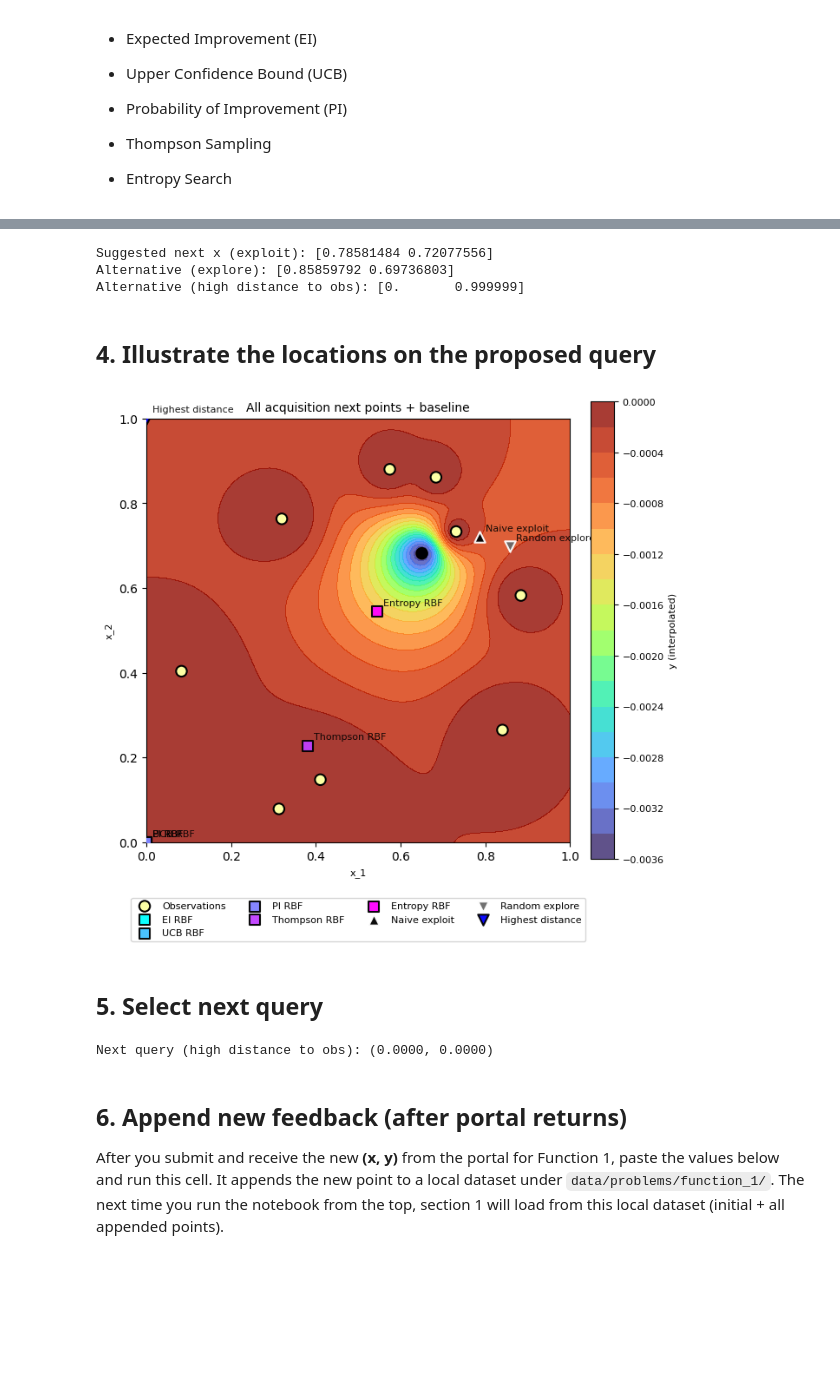
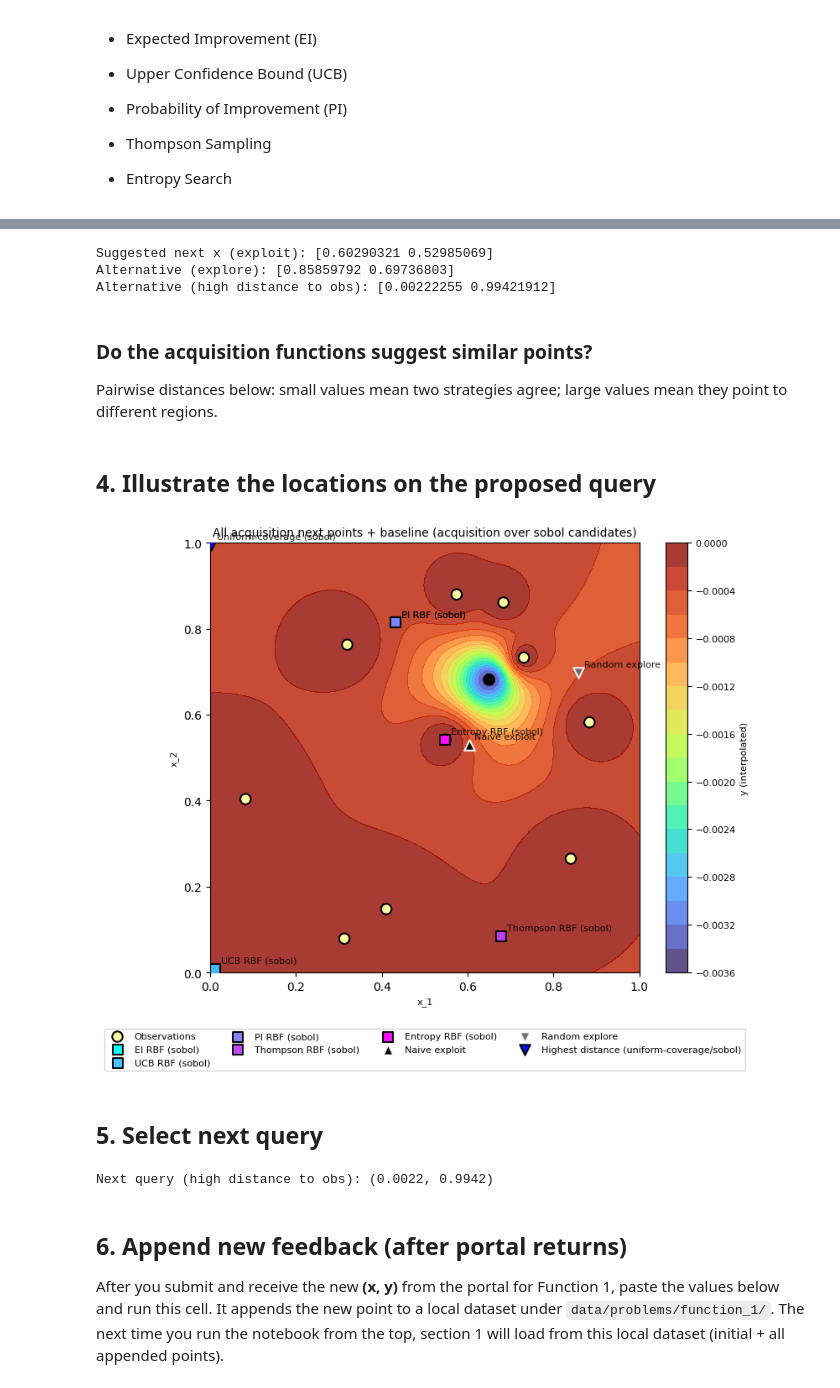
Before and after one commit to karefyllidis/black-box-optimization, a Jupyter notebook: notebooks/function_1_Radiation-Detection.ipynb, the cells around one changed output, grey strips where cells are left out. Drawn from its saved outputs; the diff is of its cells as text; code cells hidden in the pictures; blank space fills up the shorter version.

```diff
--- a/notebooks/function_1_Radiation-Detection.ipynb
+++ b/notebooks/function_1_Radiation-Detection.ipynb
@@ -99,6 +144,8 @@ x1g = np.linspace(0, 1, n_grid)
 x2g = np.linspace(0, 1, n_grid)
 X1g, X2g = np.meshgrid(x1g, x2g)
 grid_pts = np.column_stack([X1g.ravel(), X2g.ravel()])
+# Uniform-coverage candidates for acquisition maximisation (grid = lattice; or 'lhs' / 'sobol' / 'random')
+candidate_pts = sample_candidates(n_grid * n_grid, 2, method=CANDIDATE_SAMPLING_METHOD, seed=42)
 # Distance from each grid point to nearest of X (L2, numpy only)
 diff = grid_pts[:, None, :] - X[None, :, :]  # (n_grid^2, n_obs, 2)
 dists = np.sqrt((diff ** 2).sum(axis=2))
@@ -222,6 +269,10 @@ gp_RBF_noise.fit(X, y)
 mu_gp_RBF_noise, sigma_gp_RBF_noise = gp_RBF_noise.predict(grid_pts, return_std=True)
 mu_gp_RBF_noise = mu_gp_RBF_noise.reshape(X1g.shape)
 sigma_gp_RBF_noise = sigma_gp_RBF_noise.reshape(X1g.shape)
+
+# Predict at candidate_pts for acquisition maximisation (uniform-coverage method from sampling_utils)
+mu_cand_RBF, sigma_cand_RBF = gp_RBF.predict(candidate_pts, return_std=True)
+mu_cand_Matern, sigma_cand_Matern = gp_Matern.predict(candidate_pts, return_std=True)
 # %%
 # Plot all three GPs: mean (left) and std (right) per kernel
 fig, axes = plt.subplots(3, 2, figsize=(10, 12))
@@ -403,9 +455,10 @@ next_x_exploit = np.clip(next_x_exploit, 0, 1)
 # Option B: random in domain (explore)
 next_x_explore = rng.uniform(0, 1, size=2)
 
-# Option C: point with highest distance to nearest observation (explore far from data)
-idx_high_dist = np.argmax(min_dist.ravel())
-next_x_high_dist = np.asarray(grid_pts[idx_high_dist]).ravel()
+# Option C: point with highest distance to nearest observation (on candidate_pts, same uniform coverage)
+min_dist_cand = np.min(np.sqrt(((candidate_pts[:, None, :] - X[None, :, :]) ** 2).sum(axis=2)), axis=1)
+idx_high_dist = np.argmax(min_dist_cand)
+next_x_high_dist = np.asarray(candidate_pts[idx_high_dist]).ravel()
 next_x_high_dist = np.clip(next_x_high_dist, 0.0, 0.999999)
 
 # Choose one to submit (exploit / explore / high-distance)
@@ -414,60 +467,83 @@ print("Suggested next x (exploit):", next_x)
 print("Alternative (explore):", next_x_explore)
 print("Alternative (high distance to obs):", next_x_high_dist)
 # %% [output]
-Suggested next x (exploit): [0.78581484 0.72077556]
+Suggested next x (exploit): [0.60290321 0.52985069]
 Alternative (explore): [0.85859792 0.69736803]
-Alternative (high distance to obs): [0.       0.999999]
+Alternative (high distance to obs): [0.00222255 0.99421912]
+# %% [markdown]
+### Do the acquisition functions suggest similar points?
+Pairwise distances below: small values mean two strategies agree; large values mean they point to different regions.
+# %%
+# Compare suggested points (RBF acquisition + high-distance baseline)
+names = ['EI', 'UCB', 'PI', 'Thompson', 'Entropy', 'High dist']
+pts = [np.asarray(x).ravel() for x in [x_best_EI_RBF, x_best_UCB_RBF, x_best_PI_RBF, x_thomson_RBF, x_entropy_RBF, next_x_high_dist]]
+n_pts = len(pts)
+dists = np.zeros((n_pts, n_pts))
+for i in range(n_pts):
+    for j in range(n_pts):
+        dists[i, j] = np.linalg.norm(pts[i] - pts[j])
+print("Pairwise L2 distances between acquisition suggestions:")
+for i in range(n_pts):
+    for j in range(i + 1, n_pts):
+        print(f"  {names[i]} vs {names[j]}: {dists[i, j]:.4f}")
+max_d = dists.max()
+if max_d < 0.15:
+    print("\n>>> Suggestions are similar (max pairwise distance < 0.15).")
+else:
+    print(f"\n>>> Suggestions differ (max pairwise distance = {max_d:.4f}); consider comparing strategies.")
 # %% [markdown]
 ## 4. Illustrate the locations on the proposed query
 # %%
 # PLOT ALL ACQUISITION FUNCTIONS + BASELINE (exploit / explore / high distance from cell above)
+# Acquisition and high-distance points are from uniform-coverage candidates (CANDIDATE_SAMPLING_METHOD)
 
+_method = CANDIDATE_SAMPLING_METHOD
 X_best_combined = np.array([x_best_EI_RBF, x_best_UCB_RBF, x_best_PI_RBF, x_thomson_RBF, x_entropy_RBF])
-labels_combined = ['EI RBF','UCB RBF', 'PI RBF', 'Thompson RBF', 'Entropy RBF']
+labels_combined = [f'EI RBF ({_method})', f'UCB RBF ({_method})', f'PI RBF ({_method})', f'Thompson RBF ({_method})', f'Entropy RBF ({_method})']
 colors_combined = plt.cm.cool(np.linspace(0, 1, len(X_best_combined)))
 
-fig, ax = plt.subplots(figsize=(7, 7))
+fig, ax = plt.subplots(figsize=(9, 7))
 cf = ax.contourf(X1g, X2g, Y_grid, levels=22, cmap="turbo", alpha=0.8)
 add_colorbar(cf, ax=ax, label="y (interpolated)", font_size_axis=DEFAULT_FONT_SIZE_AXIS)
 ax.scatter(X[:, 0], X[:, 1], c=y, s=80, cmap="inferno", edgecolors="k", linewidths=1.5, zorder=5, label="Observations")
 for i, (pt, lbl) in enumerate(zip(X_best_combined, labels_combined)):
     ax.scatter(pt[0], pt[1], c=[colors_combined[i]], s=80, marker='s', edgecolors="k", linewidths=1.5, zorder=10, alpha=0.95, label=lbl)
     ax.annotate(lbl, (pt[0], pt[1]), xytext=(5, 5), textcoords="offset points", fontsize=DEFAULT_FONT_SIZE_AXIS, alpha=0.9, zorder=11)
 # Baseline suggestions (from cell above: exploit, explore, high distance to obs)
 ax.scatter(next_x[0], next_x[1], c='k', s=80, marker='^', edgecolors='w', linewidths=1.5, zorder=10, alpha=0.95, label='Naive exploit')
 ax.annotate('Naive exploit', (next_x[0], next_x[1]), xytext=(5, 5), textcoords="offset points", fontsize=DEFAULT_FONT_SIZE_AXIS, alpha=0.9, zorder=11)
 ax.scatter(next_x_explore[0], next_x_explore[1], c='dimgray', s=80, marker='v', edgecolors='w', linewidths=1.5, zorder=10, alpha=0.95, label='Random explore')
 ax.annotate('Random explore', (next_x_explore[0], next_x_explore[1]), xytext=(5, 5), textcoords="offset points", fontsize=DEFAULT_FONT_SIZE_AXIS, alpha=0.9, zorder=11)
-ax.scatter(next_x_high_dist[0], next_x_high_dist[1], c='blue', s=80, marker='v', edgecolors='k', linewidths=1.5, zorder=10, alpha=0.95, label='Highest distance')
-ax.annotate('Highest distance', (next_x_high_dist[0], next_x_high_dist[1]), xytext=(5, 5), textcoords="offset points", fontsize=DEFAULT_FONT_SIZE_AXIS, alpha=0.9, zorder=11)
-style_axis(ax, xlabel="x_1", ylabel="x_2", title="All acquisition next points + baseline", font_size_axis=DEFAULT_FONT_SIZE_AXIS, font_size_titles=DEFAULT_FONT_SIZE_TITLES)
+# New method: uniform-coverage suggestion — point farthest from observations on candidate set
+ax.scatter(next_x_high_dist[0], next_x_high_dist[1], c='blue', s=80, marker='v', edgecolors='k', linewidths=1.5, zorder=10, alpha=0.95, label=f'Highest distance (uniform-coverage/{_method})')
+ax.annotate(f'Uniform-coverage ({_method})', (next_x_high_dist[0], next_x_high_dist[1]), xytext=(5, 5), textcoords="offset points", fontsize=DEFAULT_FONT_SIZE_AXIS, alpha=0.9, zorder=11)
+style_axis(ax, xlabel="x_1", ylabel="x_2", title=f"All acquisition next points + baseline (acquisition over {_method} candidates)", font_size_axis=DEFAULT_FONT_SIZE_AXIS, font_size_titles=DEFAULT_FONT_SIZE_TITLES)
 ax.legend(loc="upper center", bbox_to_anchor=(0.5, -0.12), fontsize=DEFAULT_FONT_SIZE_AXIS, ncol=4, frameon=True)
 ax.set_aspect("equal")
 plt.tight_layout()
 fig.subplots_adjust(bottom=0.22)
 if IF_SHOW_PLOT:
     plt.show()
 if IF_EXPORT_PLOT:
     out_dir = PLOT_EXPORT_DIR
     assert_not_under_initial_data(out_dir, project_root=repo_root)
     out_dir.mkdir(parents=True, exist_ok=True)
     out_path = out_dir / f"function_1_all_acquisition_points.{DEFAULT_EXPORT_FORMAT}"
     fig.savefig(out_path, dpi=DEFAULT_EXPORT_DPI, format=DEFAULT_EXPORT_FORMAT)
     print("Plot saved to", out_path)
 # %% [output]
-[figure, old version]
+[figure, new version]
 # %% [markdown]
 ## 5. Select next query
 # %%
 # In this cell we select the next query to submit.
-# High distance = point farthest from any observation (explore unexplored regions). Often makes sense when we have little data.
-# GP Exploration: next_x_explore (random), x_best_EI_RBF (EI+RBF), x_best_UCB_RBF (UCB+RBF), x_best_PI_RBF (PI+RBF), x_thomson_RBF (Thompson+RBF), x_entropy_RBF (Entropy+RBF)
-# GP Exploitation: next_x_exploit (step from best)
-next_x = x_best_EI_RBF  # high distance to nearest obs (explore far from data)
+# F1: sparse hotspot — use high-distance (farthest from observations) to explore until we get a non-zero reading.
+# Alternatives: x_best_UCB_RBF (explore with UCB), x_best_EI_RBF, x_thomson_RBF, next_x_exploit (once hotspot found).
+next_x = next_x_high_dist  # farthest from observations (explore); switch to EI/UCB/exploit after improvement
 next_x = np.clip(np.asarray(next_x).ravel(), 0.0, 0.999999)
 print(f"Next query (high distance to obs): ({next_x[0]:.4f}, {next_x[1]:.4f})")
 # %% [output]
-Next query (high distance to obs): (0.0000, 0.0000)
+Next query (high distance to obs): (0.0022, 0.9942)
 # %% [markdown]
 ## 6. Append new feedback (after portal returns)
 
```
Also changed, not shown: parts of 12 cells of this notebook, 14 other files.
